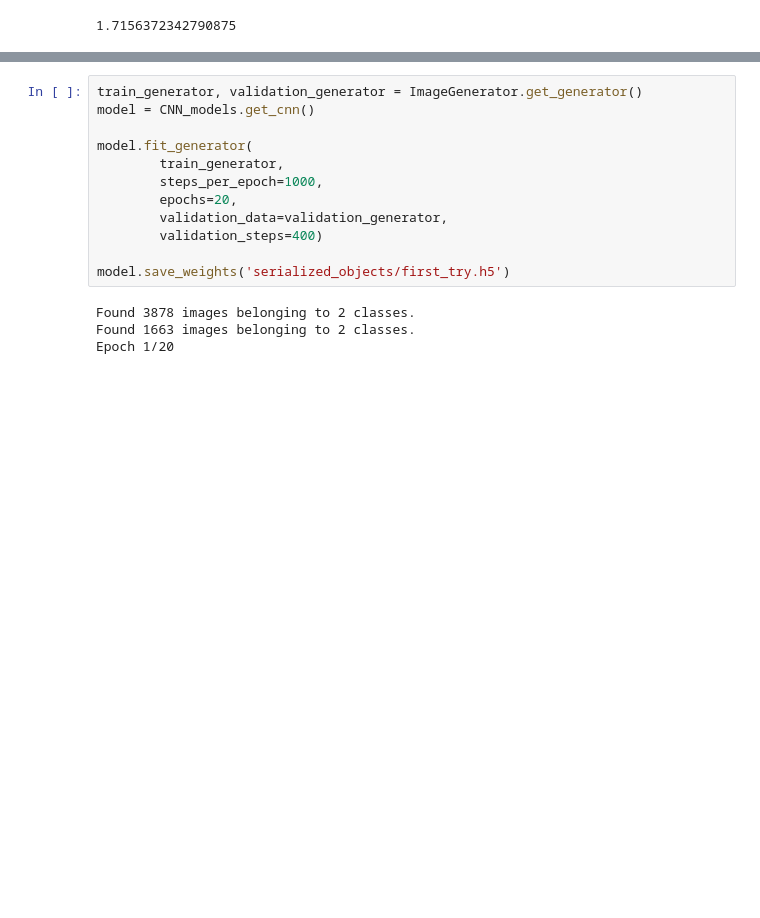
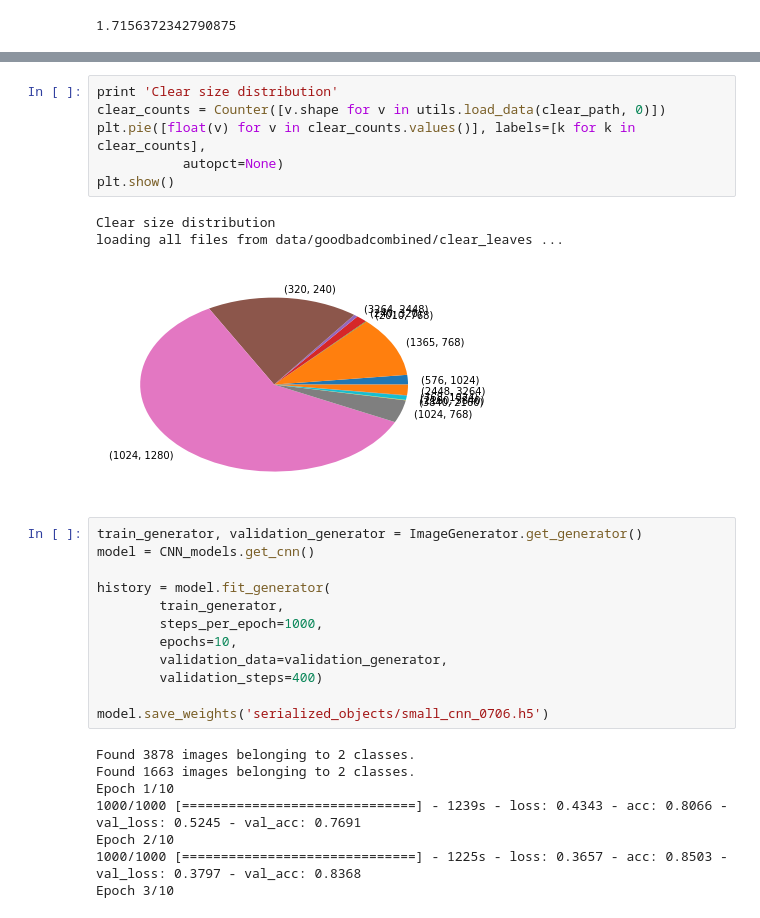
Before and after one commit to Dominiquo/image_quality, a Jupyter notebook: Quality_Control_Model.ipynb, the cells around one changed output, grey strips where cells are left out. Cells and saved outputs as stored; diff of their text form; blank space fills up the shorter version.

Commit message:
updated to used models and notebook

```diff
--- a/Quality_Control_Model.ipynb
+++ b/Quality_Control_Model.ipynb
@@ -155,16 +184,30 @@ Counter({(1024, 1280): 1400, (320, 240): 428, (1365, 768): 260, (1024, 768): 98,
+# %%
+print 'Clear size distribution'
+clear_counts = Counter([v.shape for v in utils.load_data(clear_path, 0)])
+plt.pie([float(v) for v in clear_counts.values()], labels=[k for k in clear_counts],
+           autopct=None)
+plt.show()
+# %% [output]
+Clear size distribution
+loading all files from data/goodbadcombined/clear_leaves ...
+[figure, added]
 # %%
 train_generator, validation_generator = ImageGenerator.get_generator()
 model = CNN_models.get_cnn()
 
-model.fit_generator(
+history = model.fit_generator(
         train_generator,
         steps_per_epoch=1000,
-        epochs=20,
+        epochs=10,
         validation_data=validation_generator,
         validation_steps=400)
 
-model.save_weights('serialized_objects/first_try.h5')
+model.save_weights('serialized_objects/small_cnn_0706.h5')
 # %% [output]
 Found 3878 images belonging to 2 classes.
 Found 1663 images belonging to 2 classes.
-Epoch 1/20
+Epoch 1/10
+1000/1000 [==============================] - 1239s - loss: 0.4343 - acc: 0.8066 - val_loss: 0.5245 - val_acc: 0.7691
+Epoch 2/10
+1000/1000 [==============================] - 1225s - loss: 0.3657 - acc: 0.8503 - val_loss: 0.3797 - val_acc: 0.8368
+Epoch 3/10
```
Also changed, not shown: parts of 7 cells of this notebook, 1 other file.
